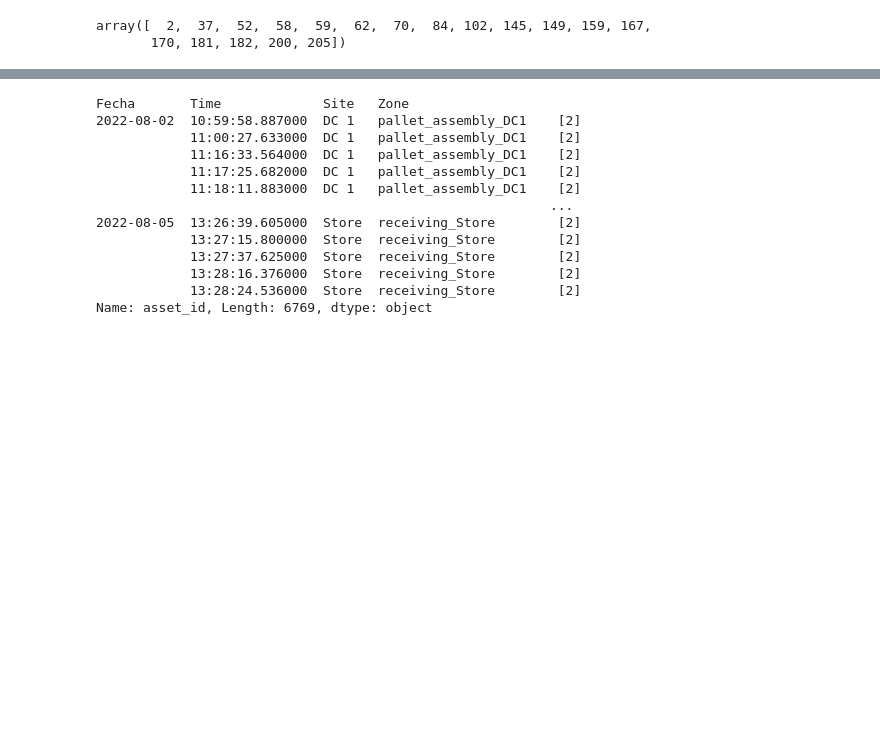
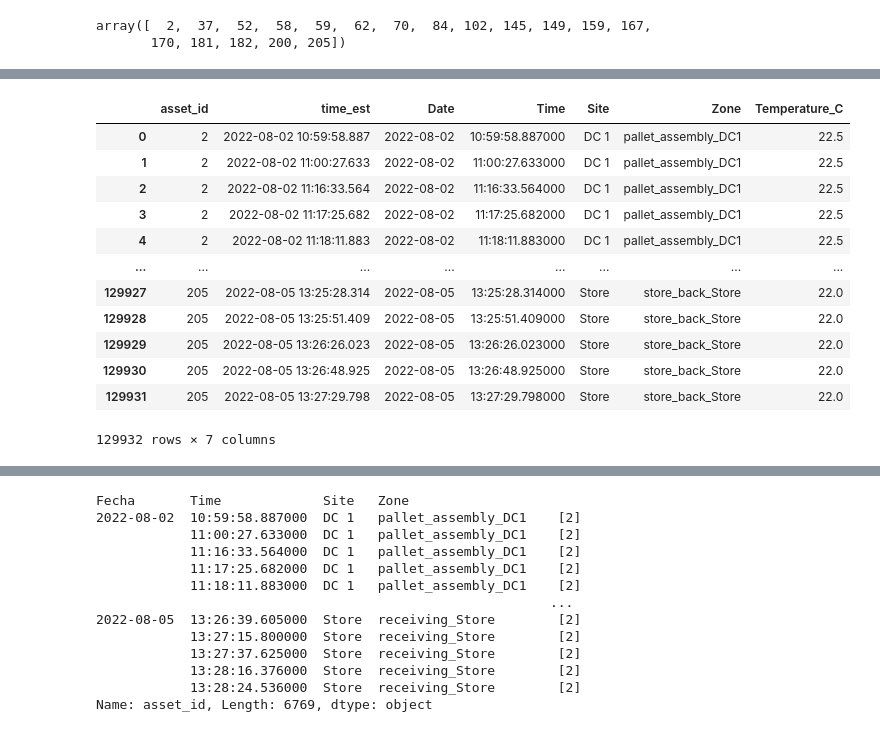
Before and after one commit to giocarro/Data_Science_Gio, a Jupyter notebook: Tareas/Data_Analyst_Assignment.ipynb, the cells around one changed output, grey strips where cells are left out. Cells and saved outputs as stored; diff of their text form; code cells hidden in the pictures; blank space fills up the shorter version.

```diff
--- a/Tareas/Data_Analyst_Assignment.ipynb
+++ b/Tareas/Data_Analyst_Assignment.ipynb
@@ -372,0 +399,16 @@ TypeError: ignored
+# %%
+df_0
+# %% [output]
+|  | asset_id | time_est | Date | Time | Site | Zone | Temperature_C |
+| 0 | 2 | 2022-08-02 10:59:58.887 | 2022-08-02 | 10:59:58.887000 | DC 1 | pallet_assembly_DC1 | 22.5 |
+| 1 | 2 | 2022-08-02 11:00:27.633 | 2022-08-02 | 11:00:27.633000 | DC 1 | pallet_assembly_DC1 | 22.5 |
+| 2 | 2 | 2022-08-02 11:16:33.564 | 2022-08-02 | 11:16:33.564000 | DC 1 | pallet_assembly_DC1 | 22.5 |
+| 3 | 2 | 2022-08-02 11:17:25.682 | 2022-08-02 | 11:17:25.682000 | DC 1 | pallet_assembly_DC1 | 22.5 |
+| 4 | 2 | 2022-08-02 11:18:11.883 | 2022-08-02 | 11:18:11.883000 | DC 1 | pallet_assembly_DC1 | 22.5 |
+| ... | ... | ... | ... | ... | ... | ... | ... |
+| 129927 | 205 | 2022-08-05 13:25:28.314 | 2022-08-05 | 13:25:28.314000 | Store | store_back_Store | 22.0 |
+| 129928 | 205 | 2022-08-05 13:25:51.409 | 2022-08-05 | 13:25:51.409000 | Store | store_back_Store | 22.0 |
+| 129929 | 205 | 2022-08-05 13:26:26.023 | 2022-08-05 | 13:26:26.023000 | Store | store_back_Store | 22.0 |
+| 129930 | 205 | 2022-08-05 13:26:48.925 | 2022-08-05 | 13:26:48.925000 | Store | store_back_Store | 22.0 |
+| 129931 | 205 | 2022-08-05 13:27:29.798 | 2022-08-05 | 13:27:29.798000 | Store | store_back_Store | 22.0 |
+129932 rows × 7 columns
```
Also changed, not shown: parts of 22 cells of this notebook.
